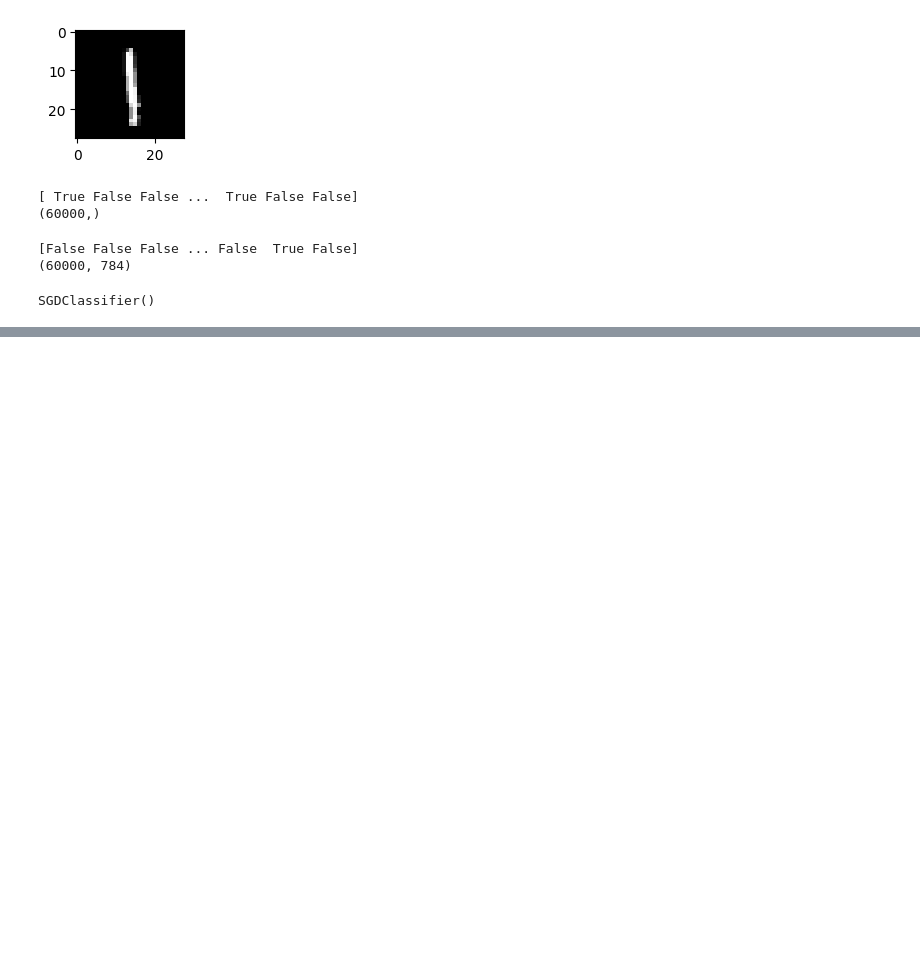
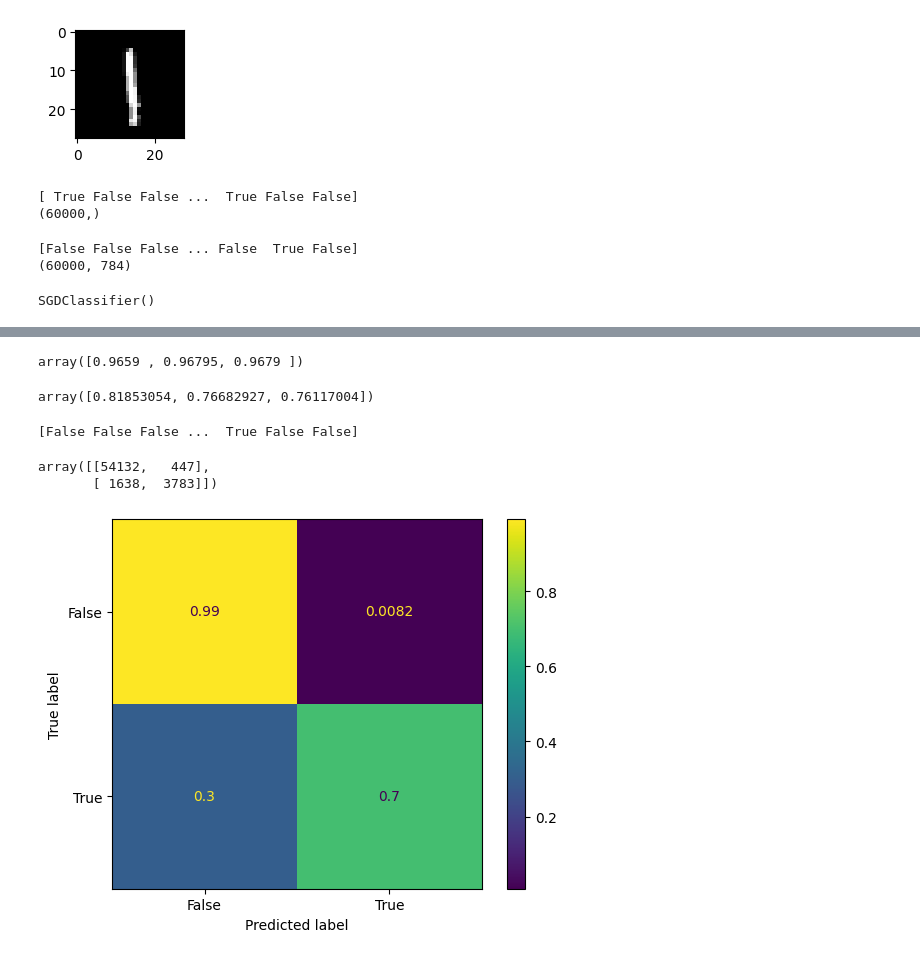
Before and after one commit to roshanbhatt420/Machinelearning-, a Jupyter notebook: roadmap/classification.ipynb, the cells around one changed output, grey strips where cells are left out. Drawn from its saved outputs; the diff is of its cells as text; code cells hidden in the pictures; blank space fills up the shorter version.

Commit message:
performance matrix finished

```diff
--- a/roadmap/classification.ipynb
+++ b/roadmap/classification.ipynb
@@ -84,0 +91,36 @@ array([ True])
+# %%
+# cross validation
+# for the
+from sklearn.model_selection import cross_val_score
+cross_val_score(clf,train_x_flat,y_train_5,cv=3,scoring="accuracy")
+# %% [output]
+array([0.9659 , 0.96795, 0.9679 ])
+# %%
+cross_val_score(clf,train_x_flat,y_train_5,cv=3,scoring="f1")
+# %% [output]
+array([0.81853054, 0.76682927, 0.76117004])
+# %%
+# only accuracy is not the way to measure the perfomance in imbalanced class so confusion matris is needed
+
+# but we need to ahve the predictions score
+# so
+from sklearn.model_selection import cross_val_predict
+y_predicted=cross_val_predict(clf,train_x_flat,y_train_5,cv=3)
+# %%
+print(y_predicted)
+# %% [output]
+[False False False ...  True False False]
+# %%
+# now confution matrix
+from sklearn.metrics import confusion_matrix
+confusion_matrix(y_train_5,y_predicted)
+# %% [output]
+array([[54132,   447],
+       [ 1638,  3783]])
+# %%
+# saving the confusion matrices
+from sklearn.metrics import ConfusionMatrixDisplay
+disp = ConfusionMatrixDisplay.from_predictions(y_train_5, y_predicted, normalize='true')
+disp.figure_.savefig("confusion_matrix.png")
+# %% [output]
+[figure, added]
```
Also changed, not shown: parts of 4 cells of this notebook, 1 other file.
